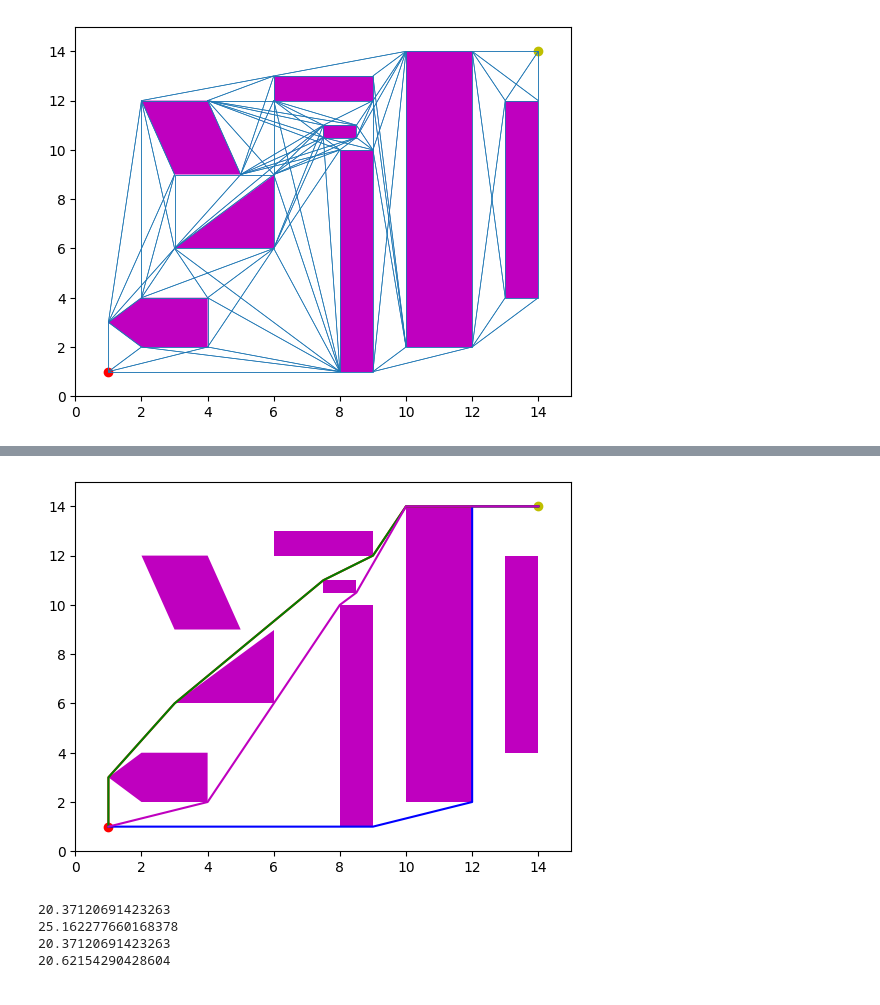
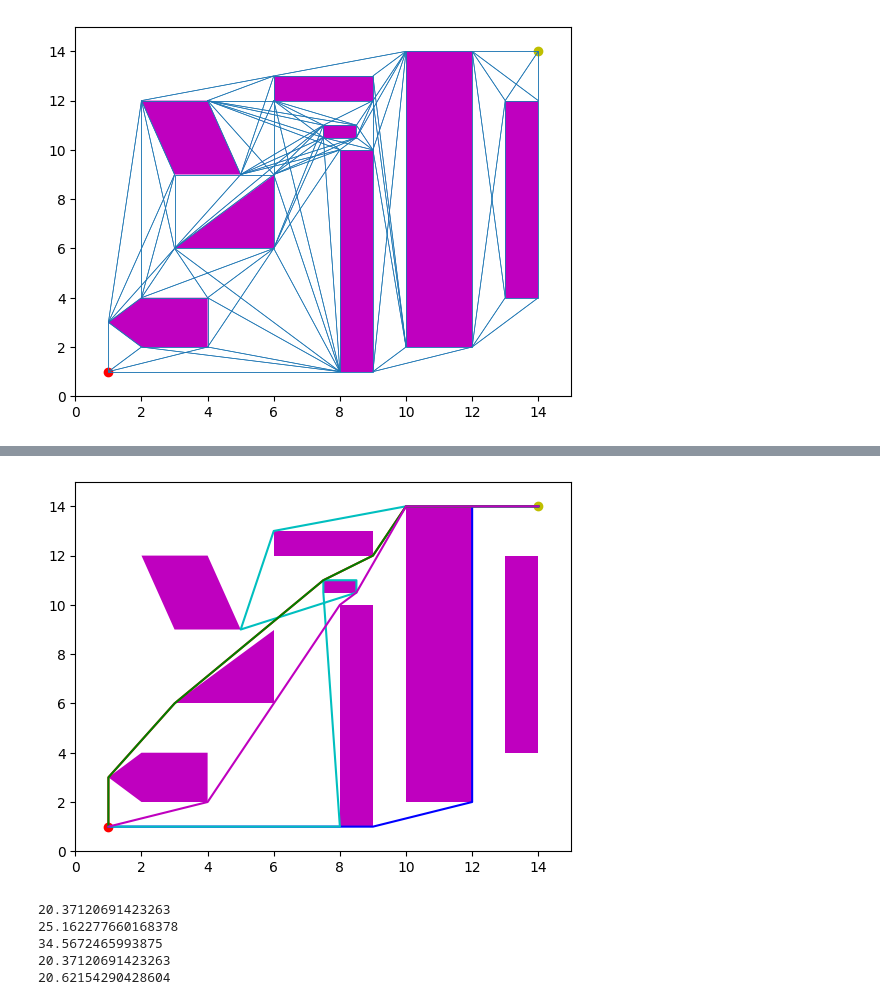
Before and after one commit to hmp-anthony/aima-python, a Jupyter notebook: polygon_obstacle_path_finder.ipynb, the cells around one changed output, grey strips where cells are left out. Drawn from its saved outputs; the diff is of its cells as text; code cells hidden in the pictures.

Commit message:
added another search algorithm

```diff
--- a/polygon_obstacle_path_finder.ipynb
+++ b/polygon_obstacle_path_finder.ipynb
@@ -169,0 +175,3 @@ weighted_astar_search_route = path_states(weighted_astar_search(route_problem))
+# %%
+%%timeit
+depth_limited_search_route = path_states(depth_limited_search(route_problem))
@@ -170,33 +190,34 @@ weighted_astar_search_route = path_states(weighted_astar_search(route_problem))
 # %%
 from matplotlib import collections  as mc
 
 polygon_plot = []
 
 for p in polygons:
     polygon_plot.append(Polygon(p, facecolor = 'm'))
 
 
 fig,ax = plt.subplots()
 
 # begin
 ax.plot(start[0], start[1],'-ro')
 # end
 ax.plot(end[0], end[1],'-yo')
 
 for p in polygon_plot:
     ax.add_patch(p)
 
 plt.plot(*zip(*uniform_cost_search_route), color='r')
 plt.plot(*zip(*breadth_first_search_route), color='b')
+plt.plot(*zip(*depth_limited_search_route), color='c')
 plt.plot(*zip(*astar_search_route), color='g')
 plt.plot(*zip(*weighted_astar_search_route), color='m')
 
 ax.set_xlim([0,15])
 ax.set_ylim([0,15])
 
 plt.show()
 # %% [output]
-[figure, old version]
+[figure, new version]
 # %%
 def calculate_path_cost(path):
     cost = 0
@@ -207,14 +228,17 @@ def calculate_path_cost(path):
 # %%
 uniform_cost_search_cost = calculate_path_cost(uniform_cost_search_route)
 breadth_first_search_cost = calculate_path_cost(breadth_first_search_route)
+depth_limited_search_cost = calculate_path_cost(depth_limited_search_route)
 astar_search_cost = calculate_path_cost(astar_search_route)
 weighted_astar_search_cost = calculate_path_cost(weighted_astar_search_route)
 print(uniform_cost_search_cost)
 print(breadth_first_search_cost)
+print(depth_limited_search_cost)
 print(astar_search_cost)
 print(weighted_astar_search_cost)
 # %% [output]
 20.37120691423263
 25.162277660168378
+34.5672465993875
 20.37120691423263
 20.62154290428604
```
Also changed, not shown: parts of 6 cells of this notebook, 2 other files.
